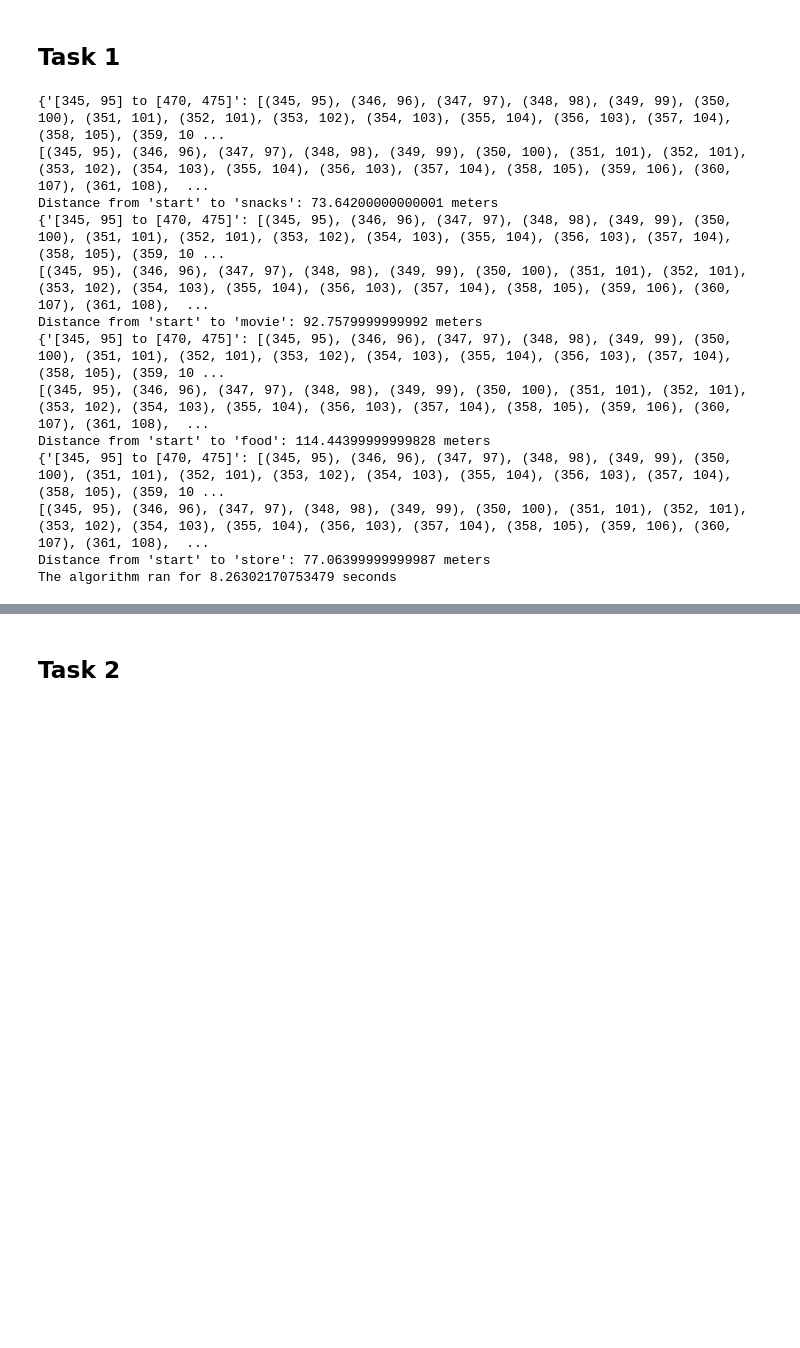
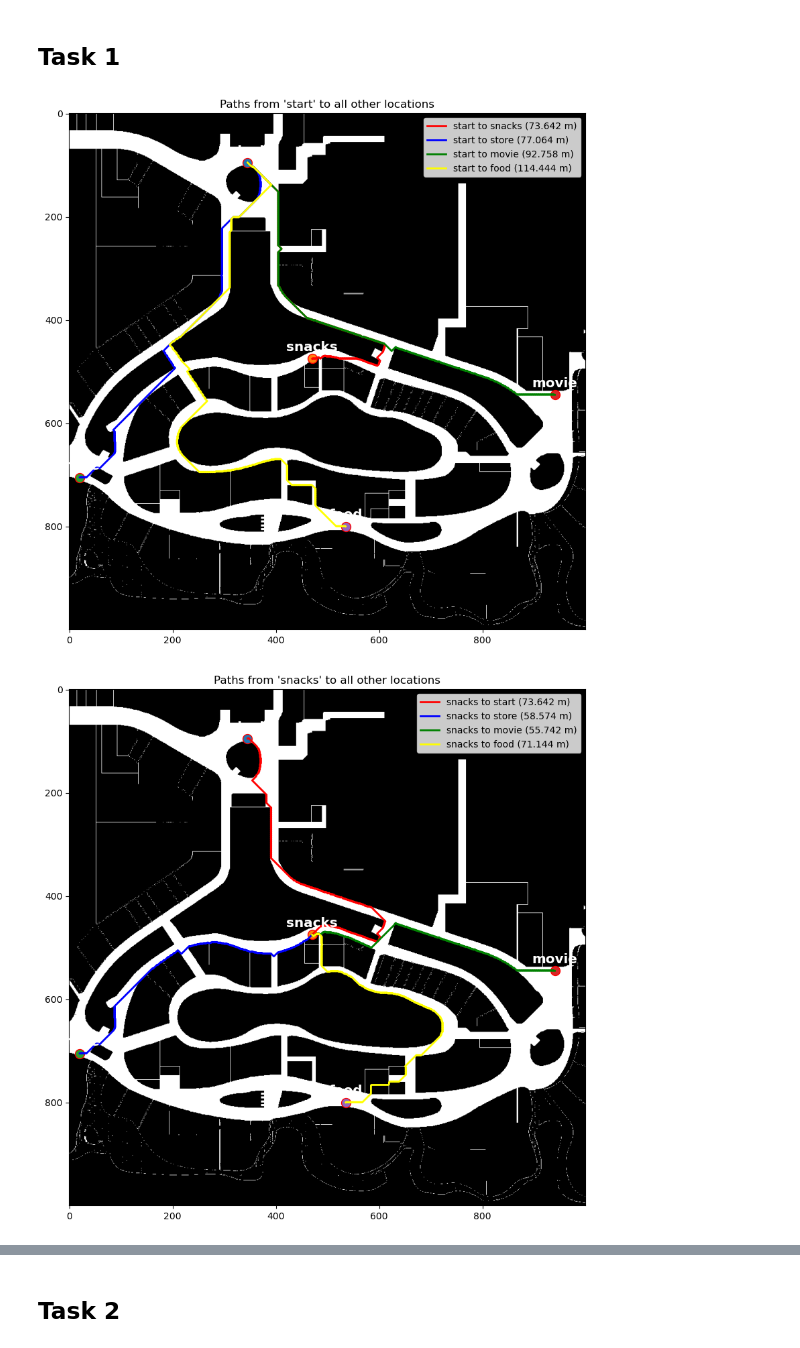
Before and after one commit to LandoFan/ME5413_HW3, a Jupyter notebook: point2point.ipynb, the cells around one changed output, grey strips where cells are left out. Drawn from its saved outputs; the diff is of its cells as text; code cells hidden in the pictures; blank space fills up the shorter version.

```diff
--- a/point2point.ipynb
+++ b/point2point.ipynb
@@ -113,82 +113,52 @@ def a_star_search(start, goal):
 
         for next in get_neighbors(current):
             new_cost = cost_so_far[current] + heuristic(current, next) + heristic_cost(current, next)
             if next not in cost_so_far or new_cost < cost_so_far[next]:
                 cost_so_far[next] = new_cost
                 priority = new_cost + heuristic(goal, next) + heristic_cost(next, next)
                 heapq.heappush(open_set, (priority, new_cost, next))
                 came_from[next] = current
 
     return came_from, cost_so_far
 
 # Reconstruct path from start to goal
 def reconstruct_path(came_from, start, goal):
     total_distance = 0
     current = goal
     path = []
     while current != start:
         path.append(current)
         total_distance += heuristic(current, came_from[current])
         current = came_from[current]
 
     path.append(start)
     path.reverse()
     return path, total_distance
 
-# Helper function to mark locations on the map
-def plot_locations(locations: dict, color: 'str'='black'):
-    for key, value in locations.items():
-        plt.plot(locations[key][0], locations[key][1], marker="o", markersize=10, markeredgecolor="red")
-        plt.text(locations[key][0], locations[key][1]-15, s=key, fontsize='x-large', fontweight='bold', c=color, ha='center')
-    return
-
-def plot_final_path(path, location, grid_map_img):
+# Function to plot the final paths for all locations
+def plot_all_paths_for_location(location_key, locations, grid_map_img):
     plt.figure(figsize=(10, 10))
     plt.imshow(grid_map_img, cmap='gray')
-    x_coords, y_coords = zip(*path)
-    plt.plot(x_coords, y_coords, marker=None, color='blue', linewidth=2)
-    plot_locations({location: location}, color='cyan')
-    plt.title(f"Path from 'start' to '{location}'")
+    plot_locations(locations, 'cyan')
+    colors = ['red', 'blue', 'green', 'yellow', 'magenta']
+    i = 0
+
+    # Calculate and plot paths from the given location to all other locations
+    for target_key, target_pos in locations.items():
+        if location_key != target_key:
+            came_from, _ = a_star_search(tuple(locations[location_key]), tuple(target_pos))
+            path, distance = reconstruct_path(came_from, tuple(locations[location_key]), tuple(target_pos))
+            x_coords, y_coords = zip(*path)
+            plt.plot(x_coords, y_coords, color=colors[i % len(colors)], linewidth=2, label=f"{location_key} to {target_key} ({distance:.3f} m)")
+            i += 1
+
+    plt.title(f"Paths from '{location_key}' to all other locations")
+    plt.legend()
     plt.show()
 
-
-# Implement the path planning including returning to start
-def plan_and_plot_path(locations, grid_map_img):
-    paths = {}
-
-    visit_order = ['snacks', 'movie', 'food', 'store']
-    total_distances = {}
-
-    # 计算从起点到每个目标点的距离
-    for location in visit_order:
-        came_from, cost_so_far = a_star_search(tuple(locations['start']), tuple(locations[location]))
-        path, distance = reconstruct_path(came_from, tuple(locations['start']), tuple(locations[location]))
-        paths[f"{locations['start']} to {locations[location]}"] = path
-        print(paths)
-        print(path)
-        # plot_final_path(paths, locations[location], grid_map_img)
-    # 输出计算得到的距离
-        print(f"Distance from 'start' to '{location}': {distance} meters")
-
-
-# Run the planning and plot the path
-start_time = time.time()
-plan_and_plot_path(locations, grid_map_img)
-end_time = time.time()
-# 计算算法的运行时间
-runtime = end_time - start_time
-print(f"The algorithm ran for {runtime} seconds")
+# Calculate and plot paths for each location
+for location_key in locations:
+    plot_all_paths_for_location(location_key, locations, grid_map_img)
 # %% [output]
-{'[345, 95] to [470, 475]': [(345, 95), (346, 96), (347, 97), (348, 98), (349, 99), (350, 100), (351, 101), (352, 101), (353, 102), (354, 103), (355, 104), (356, 103), (357, 104), (358, 105), (359, 10 ...
-[(345, 95), (346, 96), (347, 97), (348, 98), (349, 99), (350, 100), (351, 101), (352, 101), (353, 102), (354, 103), (355, 104), (356, 103), (357, 104), (358, 105), (359, 106), (360, 107), (361, 108),  ...
-Distance from 'start' to 'snacks': 73.64200000000001 meters
-{'[345, 95] to [470, 475]': [(345, 95), (346, 96), (347, 97), (348, 98), (349, 99), (350, 100), (351, 101), (352, 101), (353, 102), (354, 103), (355, 104), (356, 103), (357, 104), (358, 105), (359, 10 ...
-[(345, 95), (346, 96), (347, 97), (348, 98), (349, 99), (350, 100), (351, 101), (352, 101), (353, 102), (354, 103), (355, 104), (356, 103), (357, 104), (358, 105), (359, 106), (360, 107), (361, 108),  ...
-Distance from 'start' to 'movie': 92.7579999999992 meters
-{'[345, 95] to [470, 475]': [(345, 95), (346, 96), (347, 97), (348, 98), (349, 99), (350, 100), (351, 101), (352, 101), (353, 102), (354, 103), (355, 104), (356, 103), (357, 104), (358, 105), (359, 10 ...
-[(345, 95), (346, 96), (347, 97), (348, 98), (349, 99), (350, 100), (351, 101), (352, 101), (353, 102), (354, 103), (355, 104), (356, 103), (357, 104), (358, 105), (359, 106), (360, 107), (361, 108),  ...
-Distance from 'start' to 'food': 114.44399999999828 meters
-{'[345, 95] to [470, 475]': [(345, 95), (346, 96), (347, 97), (348, 98), (349, 99), (350, 100), (351, 101), (352, 101), (353, 102), (354, 103), (355, 104), (356, 103), (357, 104), (358, 105), (359, 10 ...
-[(345, 95), (346, 96), (347, 97), (348, 98), (349, 99), (350, 100), (351, 101), (352, 101), (353, 102), (354, 103), (355, 104), (356, 103), (357, 104), (358, 105), (359, 106), (360, 107), (361, 108),  ...
-Distance from 'start' to 'store': 77.06399999999987 meters
-The algorithm ran for 8.26302170753479 seconds
+[figure, added]
+[figure, added]
```
Also changed, not shown: parts of 1 cell of this notebook.
